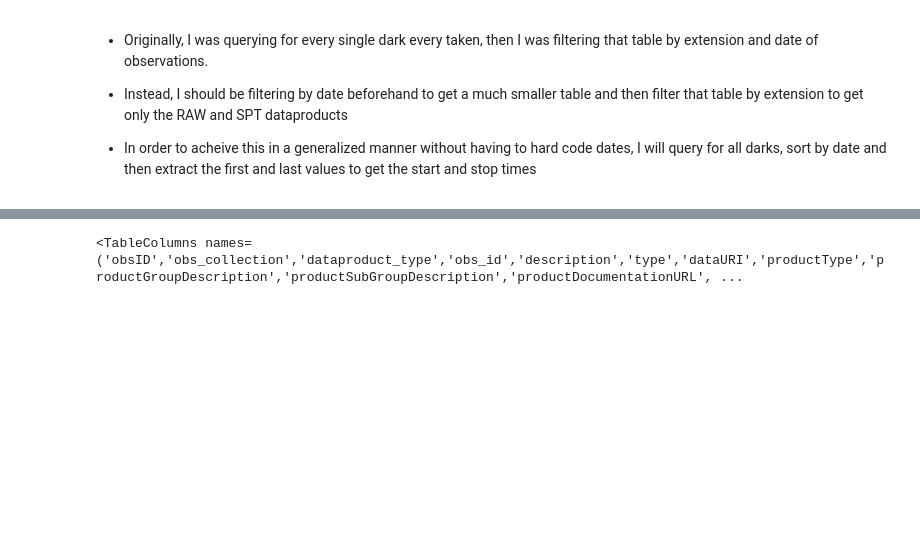
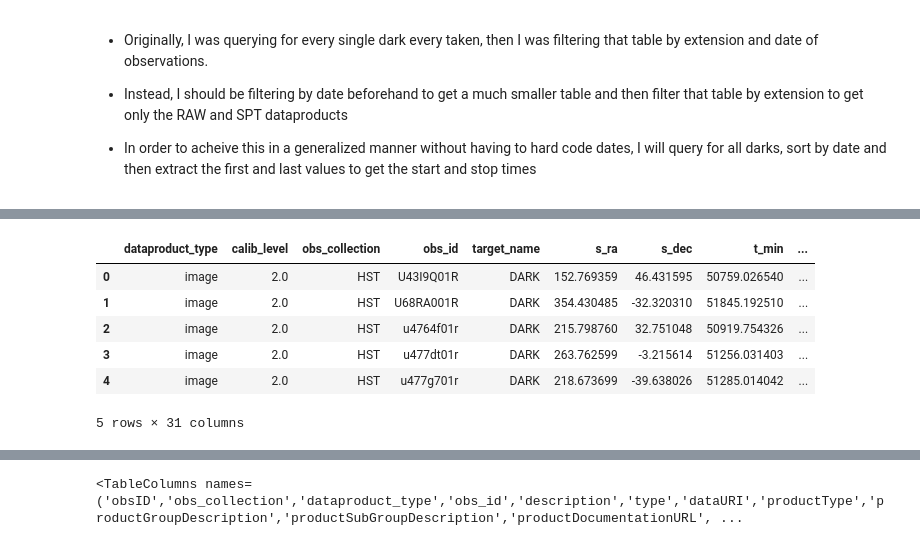
Before and after one commit to nmiles2718/hst_cosmic_rays, a Jupyter notebook: lib/prototyping_download.ipynb, the cells around one changed output, grey strips where cells are left out. Saved outputs shown, nothing was run; the diff lists cells and outputs as text; code cells hidden in the pictures; blank space fills up the shorter version.

```diff
--- a/lib/prototyping_download.ipynb
+++ b/lib/prototyping_download.ipynb
@@ -47,3 +47,13 @@ memory usage: 8.4+ MB
+# %%
+df.head()
+# %% [output]
+|  | dataproduct_type | calib_level | obs_collection | obs_id | target_name | s_ra | s_dec | t_min | ... |
+| 0 | image | 2.0 | HST | U43I9Q01R | DARK | 152.769359 | 46.431595 | 50759.026540 | ... |
+| 1 | image | 2.0 | HST | U68RA001R | DARK | 354.430485 | -32.320310 | 51845.192510 | ... |
+| 2 | image | 2.0 | HST | u4764f01r | DARK | 215.798760 | 32.751048 | 50919.754326 | ... |
+| 3 | image | 2.0 | HST | u477dt01r | DARK | 263.762599 | -3.215614 | 51256.031403 | ... |
+| 4 | image | 2.0 | HST | u477g701r | DARK | 218.673699 | -39.638026 | 51285.014042 | ... |
+5 rows × 31 columns
 # %%
 start = Time(min(obsTable['t_min']), format='mjd')
 stop = Time(max(obsTable['t_min']), format='mjd')
```
Also changed, not shown: parts of 10 cells of this notebook, 5 other files.
